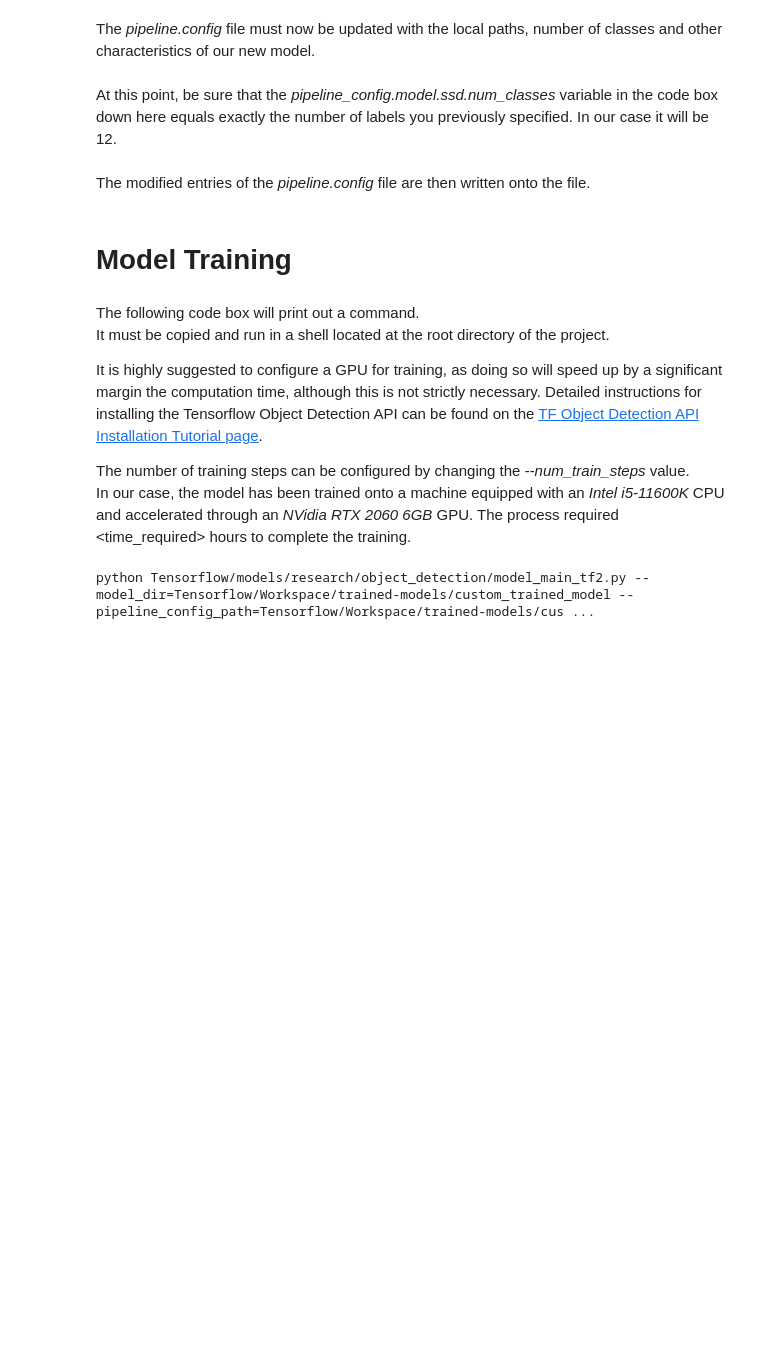
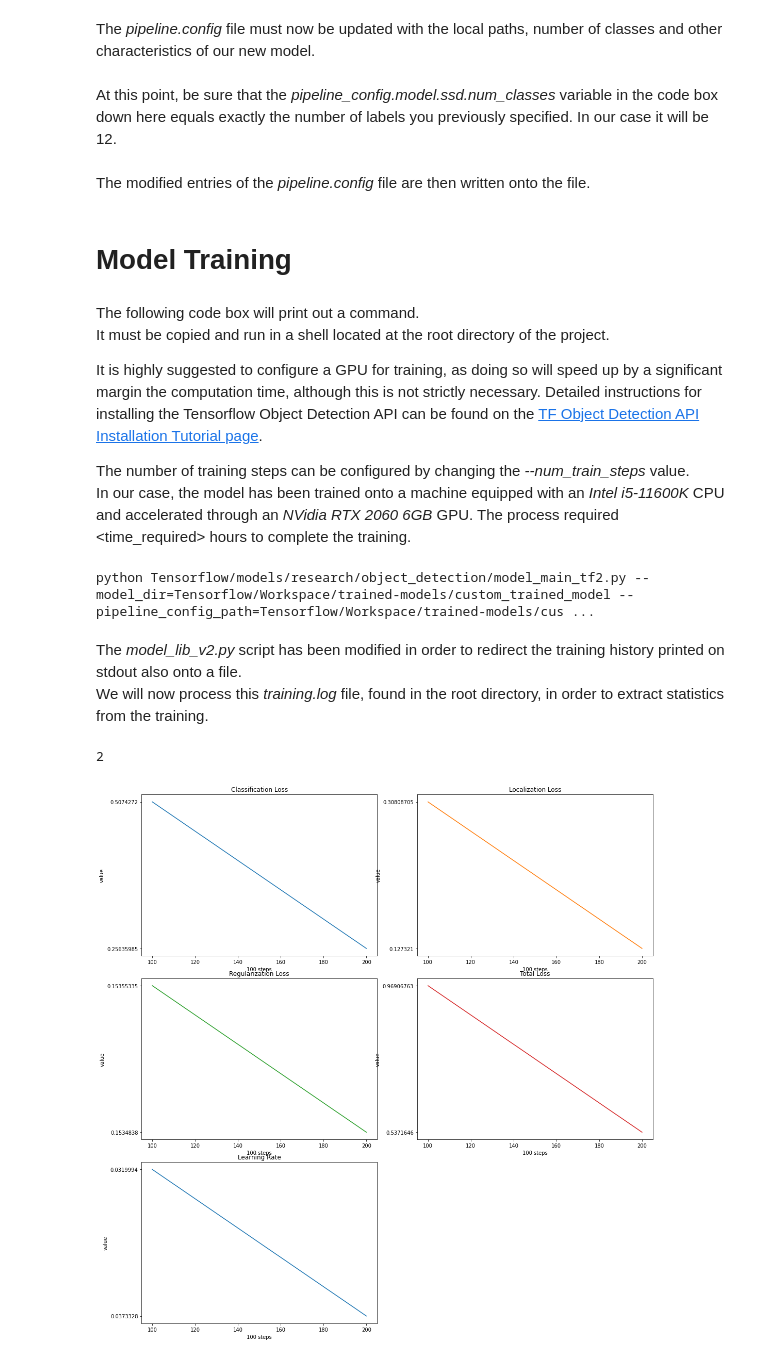
Before and after one commit to MarzioVallero/ML-Based-Blender-Gestural-Input-Interface, a Jupyter notebook: DatasetGeneration.ipynb, the cells around one changed output. Saved outputs shown, nothing was run; the diff lists cells and outputs as text; code cells hidden in the pictures; blank space fills up the shorter version.

Commit message:
Added training statistics hook and visualizer

```diff
--- a/DatasetGeneration.ipynb
+++ b/DatasetGeneration.ipynb
@@ -358,3 +358,51 @@ num_train_steps = 40000
 print("""python {}/research/object_detection/model_main_tf2.py --model_dir={}/{} --pipeline_config_path={}/{}/pipeline.config --num_train_steps={}""".format(APIMODEL_PATH, MODEL_PATH, CUSTOM_MODEL_NAME, MODEL_PATH, CUSTOM_MODEL_NAME, num_train_steps))
 # %% [output]
 python Tensorflow/models/research/object_detection/model_main_tf2.py --model_dir=Tensorflow/Workspace/trained-models/custom_trained_model --pipeline_config_path=Tensorflow/Workspace/trained-models/cus ...
+# %% [markdown]
+The _model_lib_v2.py_ script has been modified in order to redirect the training history printed on stdout also onto a file.
+We will now process this _training.log_ file, found in the root directory, in order to extract statistics from the training.
+# %%
+import re
+
+statistics = ['classification_loss', 'localization_loss', 'regularization_loss', 'total_loss', 'learning_rate']
+history_dict = {k: [] for k in statistics}
+
+fp = open('training.log', 'r')
+line = fp.readline()
+while line:
+    for statistic in statistics:
+        value = re.findall(r"[-+]?\d*\.\d+|\d+", line)
+        history_dict[statistic].append(value[0])
+        line = fp.readline()
+fp.close()
+num_entries = len(history_dict['classification_loss'])
+# %% [output]
+2
+# %%
+import matplotlib.pyplot as plt
+import numpy as np
+
+fig, axs = plt.subplots(3, 2)
+fig.set_size_inches(15, 15)
+axs[0, 0].plot(np.linspace(100, 100 * num_entries, num_entries), history_dict['classification_loss'])
+axs[0, 0].invert_yaxis()
+axs[0, 0].set_title('Classification Loss')
+axs[0, 1].plot(np.linspace(100, 100 * num_entries, num_entries), history_dict['localization_loss'], 'tab:orange')
+axs[0, 1].invert_yaxis()
+axs[0, 1].set_title('Localization Loss')
+axs[1, 0].plot(np.linspace(100, 100 * num_entries, num_entries), history_dict['regularization_loss'], 'tab:green')
+axs[1, 0].invert_yaxis()
+axs[1, 0].set_title('Regularization Loss')
+axs[1, 1].plot(np.linspace(100, 100 * num_entries, num_entries), history_dict['total_loss'], 'tab:red')
+axs[1, 1].invert_yaxis()
+axs[1, 1].set_title('Total Loss')
+axs[2, 0].plot(np.linspace(100, 100 * num_entries, num_entries), history_dict['learning_rate'], 'tab:blue')
+axs[2, 0].invert_yaxis()
+axs[2, 0].set_title('Learning Rate')
+axs[2, 1].set_visible(False)
+fig.tight_layout()
+
+for ax in axs.flat:
+    ax.set(xlabel='100 steps', ylabel='value')
+# %% [output]
+[figure, added]
```
Also changed, not shown: 1 other file.
